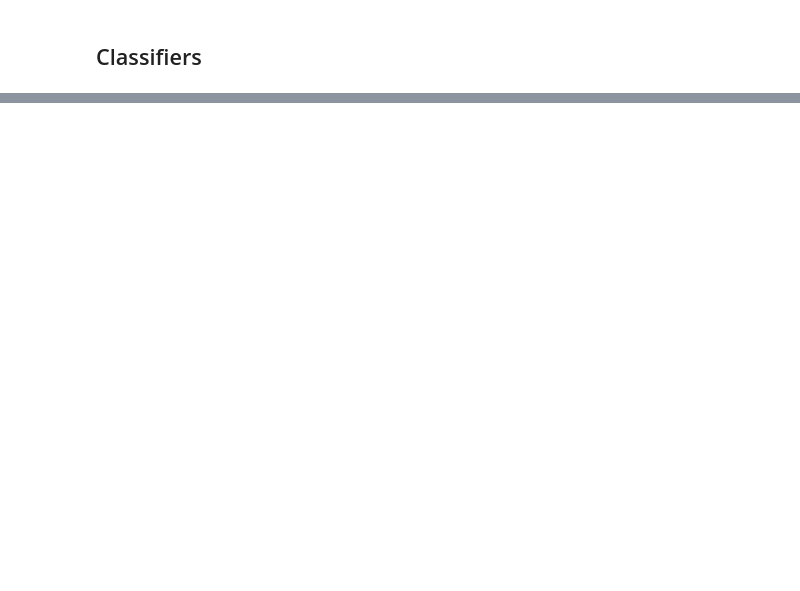
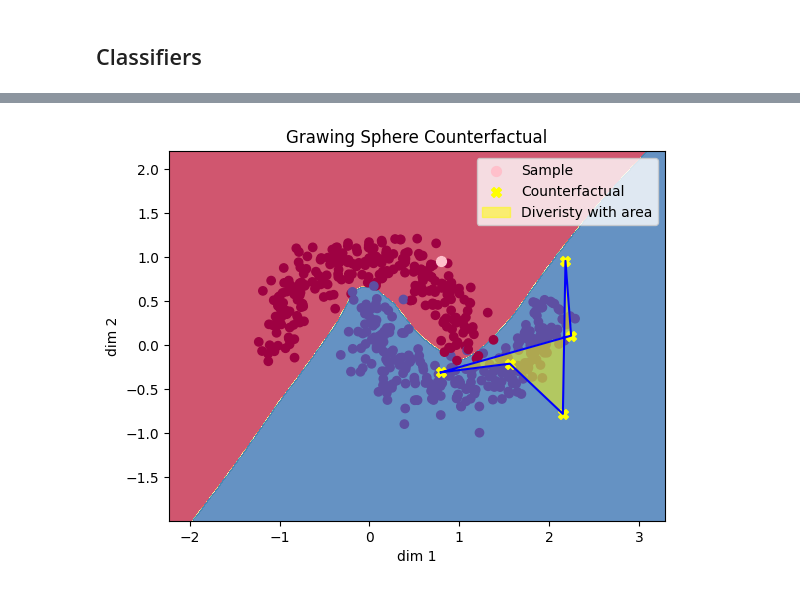
Before and after one commit to AmineYK/Explainable-Artificial-Intelligence, a Jupyter notebook: DiCE.ipynb, the cells around one changed output, grey strips where cells are left out. Saved outputs shown, nothing was run; the diff lists cells and outputs as text; code cells hidden in the pictures; blank space fills up the shorter version.

```diff
--- a/DiCE.ipynb
+++ b/DiCE.ipynb
@@ -28,12 +51,20 @@ def plot_decision_boundary(X, y, model,sample,contrf,title="Counterfactual"):
 
     plt.contourf(xx, yy, Z, cmap=plt.cm.Spectral, alpha=0.8)
 
+
+    # have to sort points in order to get a polygon
+    points  = np.array(contrf)[:,:2]
+    new_points = points[points[:, 0].argsort()]
+    a , b = zip(*new_points)
+
     if sample is not None:
         plt.scatter(X[:, 0], X[:, 1], c=y, cmap=plt.cm.Spectral)
-        plt.scatter(sample[0], sample[1], c='red', marker='o', s=50, label='Sample')
+        plt.scatter(sample[0], sample[1], c='pink', marker='o', s=50, label='Sample')
         for con in contrf[:-1]:
-            plt.scatter(con[0], con[1], c='green', marker='X', s=50)
-        plt.scatter(contrf[-1][0], contrf[-1][1], c='green', marker='X', s=50,label=title)
+            plt.scatter(con[0], con[1], c='yellow', marker='X', s=50)
+        plt.scatter(contrf[-1][0], contrf[-1][1], c='yellow', marker='X', s=50,label=title)
+        plt.plot(a + (a[0],), b + (b[0],), c='blue')
+        plt.fill(a, b, alpha=0.5, color='yellow',label="Diveristy with area")
     else:
         plt.scatter(X[:, 0], X[:, 1], c=y, cmap=plt.cm.Spectral)
     plt.title("Grawing Sphere "+title)
@@ -186,0 +206,15 @@ plot_decision_boundary(X, y,trained_classifier,X[96],np.array(enemies))
+# %%
+trained_classifier = NN_3
+sample_ind = 16
+total_CFs = 5
+proximity_weight = 0.7
+diversity_weight = 1.0
+
+enemies , preds = generate_counterfactual_samples(
+        trained_classifier,
+        X,y,feature_names,
+        sample_ind,
+        total_CFs,
+        proximity_weight,
+        diversity_weight)
+# %% [output]
@@ -186,0 +222 @@ plot_decision_boundary(X, y,trained_classifier,X[96],np.array(enemies))
+[figure, added]
```
Also changed, not shown: parts of 36 cells of this notebook.
